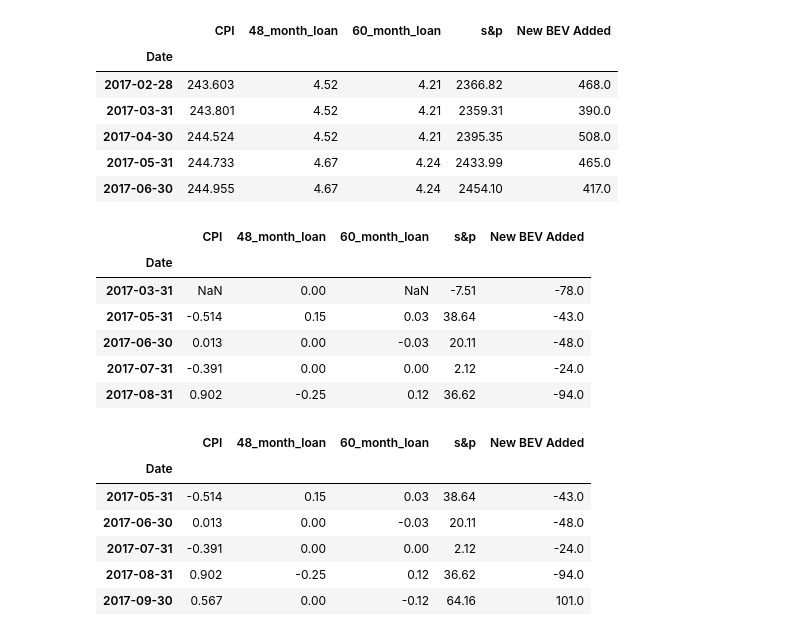
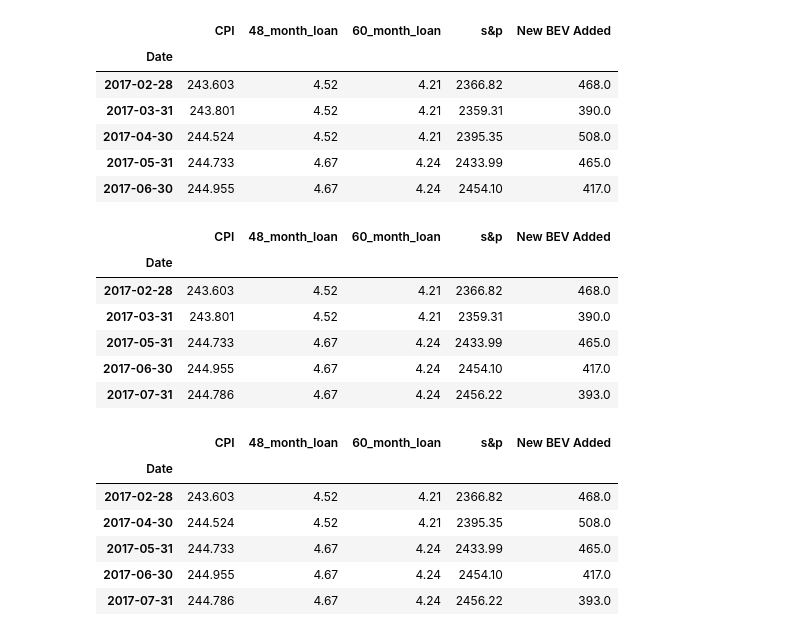
Before and after one commit to bamarasingam/BEV-growth-washington, a Jupyter notebook: Notebooks/Modelling/MultivariateTimeSeriesVAR.ipynb, the cells around one changed output. Cells and saved outputs as stored; diff of their text form; code cells hidden in the pictures.

```diff
--- a/Notebooks/Modelling/MultivariateTimeSeriesVAR.ipynb
+++ b/Notebooks/Modelling/MultivariateTimeSeriesVAR.ipynb
@@ -491,31 +485,31 @@ train_df_copy = train_df
 # %%
 #Going to include features with respective differences from ADF test
 #CPI and 60 month loan need to be differenced twice
-train_df = train_df.diff()[1:]
-train_df[['CPI', '60_month_loan']] = train_df[['CPI', '60_month_loan']].diff()[1:]
+train_df_diff = train_df.diff()[1:]
+train_df_diff[['CPI', '60_month_loan']] = train_df_diff[['CPI', '60_month_loan']].diff()[1:]
 # %%
 #Dropping row as has null values due to differencing
-train_df = train_df.drop('2017-04-30', axis=0)
-train_df.head()
+train_df_diff = train_df.drop('2017-04-30', axis=0)
+train_df_diff.head()
 # %% [output]
 |  | CPI | 48_month_loan | 60_month_loan | s&p | New BEV Added |
 | Date |  |  |  |  |  |
-| 2017-03-31 | NaN | 0.00 | NaN | -7.51 | -78.0 |
-| 2017-05-31 | -0.514 | 0.15 | 0.03 | 38.64 | -43.0 |
-| 2017-06-30 | 0.013 | 0.00 | -0.03 | 20.11 | -48.0 |
-| 2017-07-31 | -0.391 | 0.00 | 0.00 | 2.12 | -24.0 |
-| 2017-08-31 | 0.902 | -0.25 | 0.12 | 36.62 | -94.0 |
+| 2017-02-28 | 243.603 | 4.52 | 4.21 | 2366.82 | 468.0 |
+| 2017-03-31 | 243.801 | 4.52 | 4.21 | 2359.31 | 390.0 |
+| 2017-05-31 | 244.733 | 4.67 | 4.24 | 2433.99 | 465.0 |
+| 2017-06-30 | 244.955 | 4.67 | 4.24 | 2454.10 | 417.0 |
+| 2017-07-31 | 244.786 | 4.67 | 4.24 | 2456.22 | 393.0 |
 # %%
 #Dropping row
-train_df = train_df.drop('2017-03-31', axis=0)
-train_df.head()
+train_df_diff = train_df.drop('2017-03-31', axis=0)
+train_df_diff.head()
 # %% [output]
 |  | CPI | 48_month_loan | 60_month_loan | s&p | New BEV Added |
 | Date |  |  |  |  |  |
-| 2017-05-31 | -0.514 | 0.15 | 0.03 | 38.64 | -43.0 |
-| 2017-06-30 | 0.013 | 0.00 | -0.03 | 20.11 | -48.0 |
-| 2017-07-31 | -0.391 | 0.00 | 0.00 | 2.12 | -24.0 |
-| 2017-08-31 | 0.902 | -0.25 | 0.12 | 36.62 | -94.0 |
-| 2017-09-30 | 0.567 | 0.00 | -0.12 | 64.16 | 101.0 |
+| 2017-02-28 | 243.603 | 4.52 | 4.21 | 2366.82 | 468.0 |
+| 2017-04-30 | 244.524 | 4.52 | 4.21 | 2395.35 | 508.0 |
+| 2017-05-31 | 244.733 | 4.67 | 4.24 | 2433.99 | 465.0 |
+| 2017-06-30 | 244.955 | 4.67 | 4.24 | 2454.10 | 417.0 |
+| 2017-07-31 | 244.786 | 4.67 | 4.24 | 2456.22 | 393.0 |
 # %%
 #Fitting model to train df
```
Also changed, not shown: parts of 17 cells of this notebook, 3 other files.
